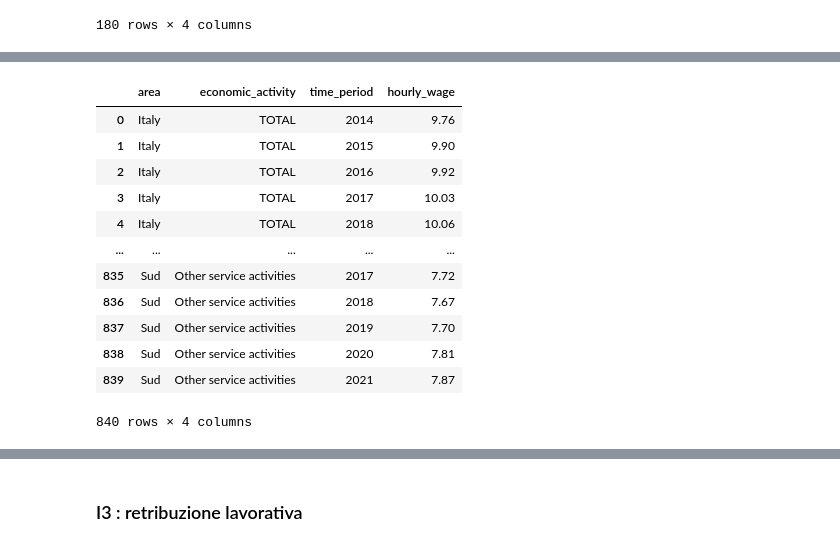
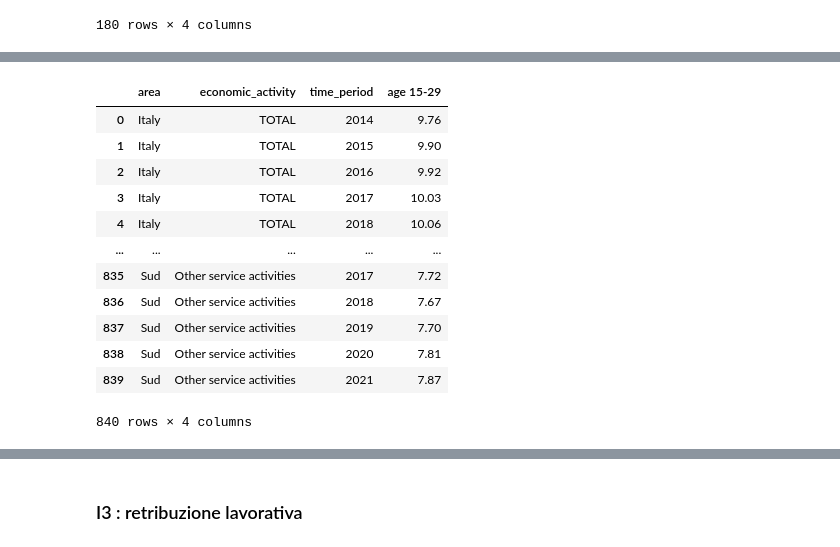
Before and after one commit to giorgiacrosilla/cif, a Jupyter notebook: datasets/intermediate_datasets.ipynb, the cells around one changed output, grey strips where cells are left out. Cells and saved outputs as stored; diff of their text form; code cells hidden in the pictures.

```diff
--- a/datasets/intermediate_datasets.ipynb
+++ b/datasets/intermediate_datasets.ipynb
@@ -72,11 +137,11 @@ education
 # %%
 import pandas as pd
 
 # Read the CSV file
-satisfaction = pd.read_csv("C:/Users/crosi/Documents/GitHub/cif/datasets/cleaned_csv/D6.csv", encoding="utf-8")
-satisfaction
+wageage = pd.read_csv("C:/Users/crosi/Documents/GitHub/cif/datasets/cleaned_csv/D6.csv", encoding="utf-8")
+wageage
 # %% [output]
-|  | area | economic_activity | time_period | hourly_wage |
+|  | area | economic_activity | time_period | age 15-29 |
 | 0 | Italy | TOTAL | 2014 | 9.76 |
 | 1 | Italy | TOTAL | 2015 | 9.90 |
 | 2 | Italy | TOTAL | 2016 | 9.92 |
```
Also changed, not shown: parts of 16 cells of this notebook, 11 other files.
